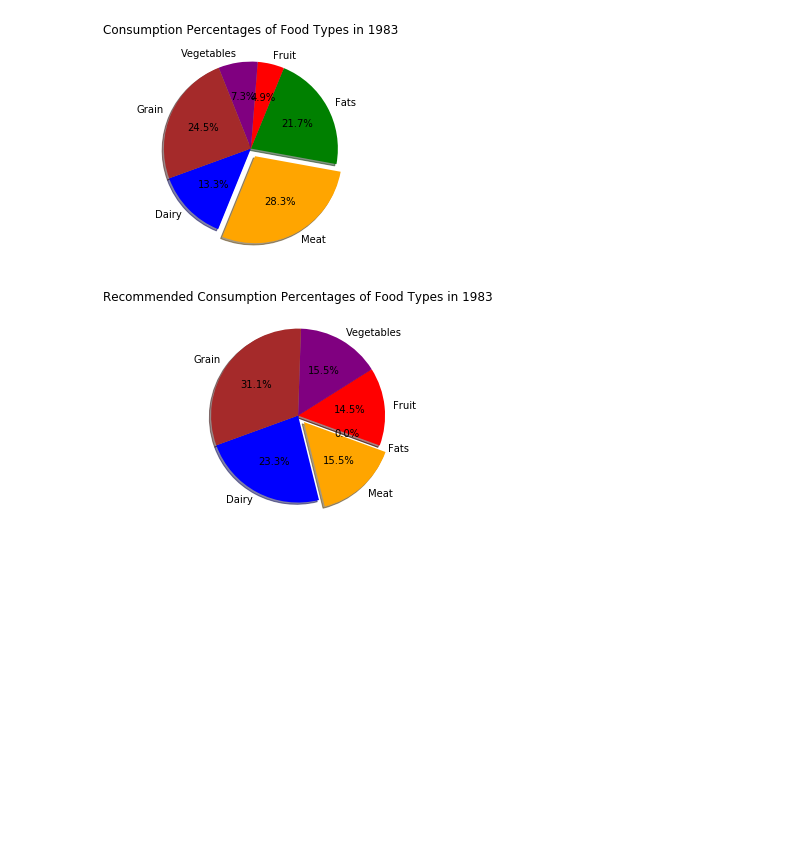
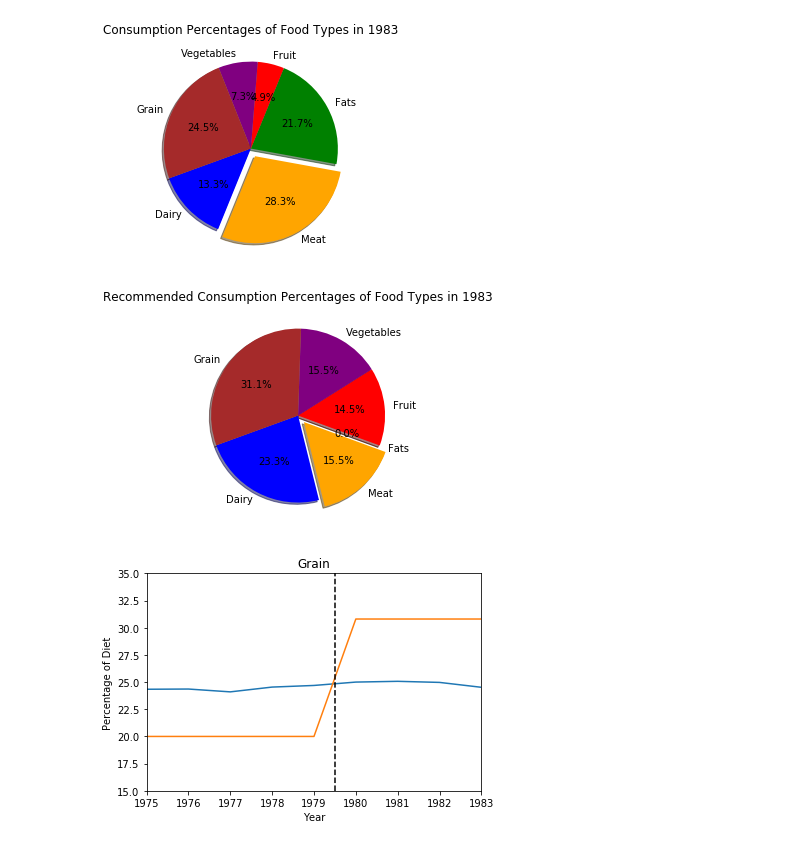
Before and after one commit to TrevorCap/PyramidProductions, a Jupyter notebook: Pyramid.ipynb, the cells around one changed output. Drawn from its saved outputs; the diff is of its cells as text; code cells hidden in the pictures; blank space fills up the shorter version.

```diff
--- a/Pyramid.ipynb
+++ b/Pyramid.ipynb
@@ -103,33 +111,45 @@ for xc in xposition:
 # %%
 # Chris' Block --------------------------------------
 #1983, index(13)
-data_1983 = total.loc[13,:]
+data_1983 = total2.loc[13,:]
 #print(data_1983)
 data=data_1983[[1,2,3,4,5,6]]
 #print(data)
 #Labels
 legend = ['Dairy', 'Meat', 'Fats', 'Fruit', 'Vegetables', 'Grain']
 colors = ['blue', 'orange', 'green', 'red', 'purple', 'brown']
 #print(legend)
 explode = (0, 0.1, 0, 0, 0, 0)
 #actual pie
 plt.figure(0)
 plt.pie(data, explode=explode, labels=legend, shadow=True, colors=colors, autopct="%1.1f%%", startangle=200)
 plt.title("Consumption Percentages of Food Types in 1983")
 plt.savefig("Images/Consumption_percentages_1983.png", transparent=True)
+
 #recommended pie
 plt.figure(1)
 rec_1983 = recommended.loc[13,:]
 data2=rec_1983[[3, 4, 6, 1, 5, 2]]
 plt.pie(data2, explode=explode, labels=legend, shadow=True, colors=colors, autopct="%1.1f%%", startangle=200)
 plt.title("Recommended Consumption Percentages of Food Types in 1983")
-
-# Save the figure
 plt.savefig("Images/Recommended_percentages_1983.png", transparent=True)
 
+# Line graph Grain
+plt.figure(2)
+plt.plot(total2.Year, (total2.Grain *100))
+plt.plot(total2.Year, recommended.Grain)
+plt.title("Grain")
+plt.xlabel("Year")
+plt.ylabel("Percentage of Diet")
+plt.xlim(1975, 1983)
+plt.ylim(15, 35)
+plt.axvline(x=1979.5, color='black', linestyle='--')
+plt.savefig("Images/Grain_change_1983.png", transparent=True)
+
 #------------------------------------------------------------------
 # %% [output]
 [figure]
 [figure]
+[figure, added]
 # %%
 # Kayti' Block --------------------------------------
```
Also changed, not shown: parts of 6 cells of this notebook, 6 other files.
